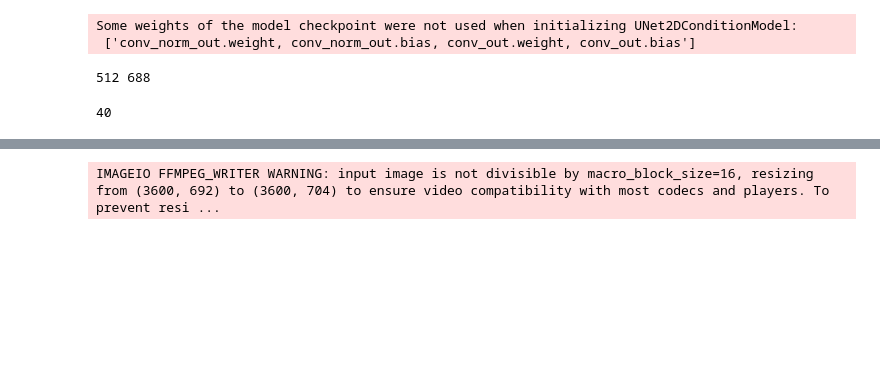
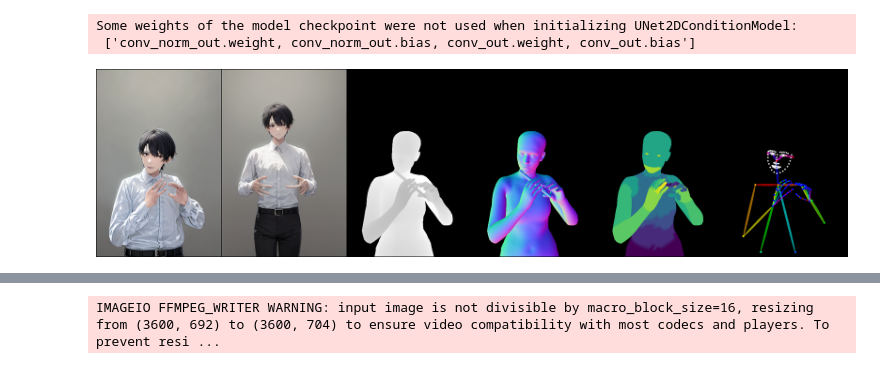
Before and after one commit to yj7082126/champ, a Jupyter notebook: test.ipynb, the cells around one changed output, grey strips where cells are left out. Drawn from its saved outputs; the diff is of its cells as text; code cells hidden in the pictures; blank space fills up the shorter version.

```diff
--- a/test.ipynb
+++ b/test.ipynb
@@ -89,15 +85,3 @@ generator = torch.Generator("cuda:0")
 # %% [output]
 Some weights of the model checkpoint were not used when initializing UNet2DConditionModel:
  ['conv_norm_out.weight, conv_norm_out.bias, conv_out.weight, conv_out.bias']
-# %%
-ref_image = Image.open(ref_image_path).convert("RGB")
-ref_image_w, ref_image_h = ref_image.size
-target_w = 512
-target_h = int((ref_image_h / ref_image_w * target_w) // 8 * 8)
-print(target_w, target_h)
-# %% [output]
-512 688
-# %%
-(768 - target_h) // 2
-# %% [output]
-40
@@ -103,0 +113,29 @@ print(target_w, target_h)
+# %%
+with torch.inference_mode():
+    video_tensor = pipeline(
+        ref_image,
+        {k:v for k,v in guidance_pil_group.items() if k in ['depth', 'normal', 'semantic_map', 'dwpose']},
+        target_w, target_h,
+        video_length,
+        num_inference_steps=cfg.num_inference_steps,
+        guidance_scale=cfg.guidance_scale,
+        generator=generator.manual_seed(seed)
+    ).videos
+
+B, C, video_length, H, W = video_tensor.shape
+video_tensor_reshaped = video_tensor.reshape(-1, C, H, W)
+resized_frames = F.interpolate(video_tensor_reshaped, size=(ref_image_h, ref_image_w), mode='bilinear', align_corners=False)
+resized_video = resized_frames.reshape(B, C, video_length, ref_image_h, ref_image_w).permute(2,0,1,3,4)
+# %%
+ref_image_tensor = pipeline.ref_image_processor.preprocess(ref_image, height=target_h, width=target_w)
+row = [resized_video[0], (ref_image_tensor+1)/2.]
+for k in list(guidance_pil_group.keys()):
+    im2 = guidance_pil_group[k][0]
+    im2 = torch.from_numpy(np.array(im2)) / 255.0
+    im2 = im2.permute(2,0,1).unsqueeze(0).cpu()
+    row.append(im2)
+im2 = torch.cat(row)
+x = make_grid(im2, nrow=6).permute(1,2,0)
+Image.fromarray((x * 255.).numpy().astype(np.uint8))
+# %% [output]
+[figure, added]
```
Also changed, not shown: parts of 3 cells of this notebook, 1 other file.
